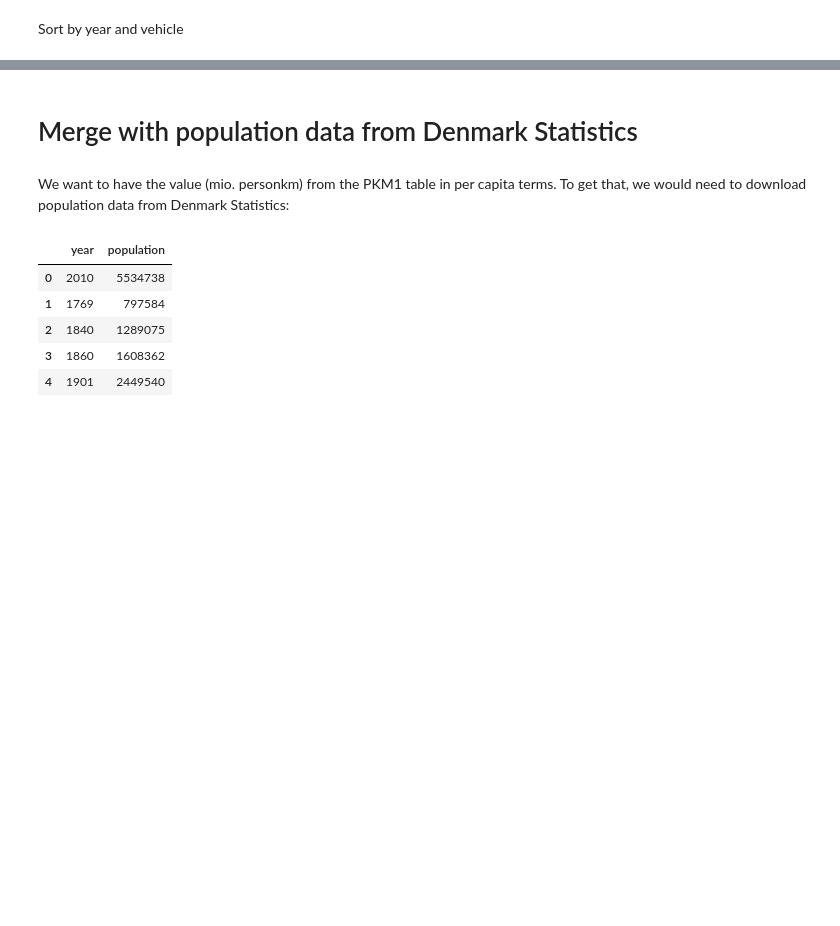
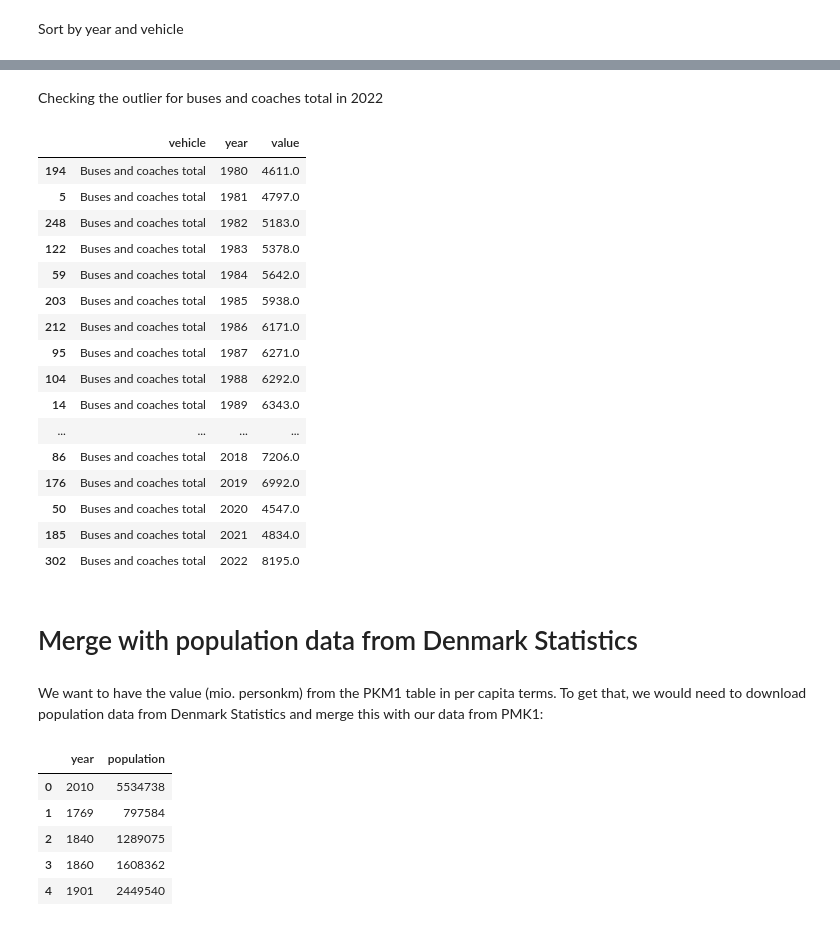
Before and after one commit to NumEconCopenhagen/projects-2024-jacobogmads, a Jupyter notebook: Mads/dataproject/dataproject.ipynb, the cells around one changed output, grey strips where cells are left out. Saved outputs shown, nothing was run; the diff lists cells and outputs as text; code cells hidden in the pictures; blank space fills up the shorter version.

```diff
--- a/Mads/dataproject/dataproject.ipynb
+++ b/Mads/dataproject/dataproject.ipynb
@@ -133,7 +171,30 @@ pkm1.head(43)
+# %% [markdown]
+Checking the outlier for buses and coaches total in 2022
+# %%
+filtered_df = pkm1[pkm1['vehicle'] == 'Buses and coaches total']
+filtered_df
+# %% [output]
+|  | vehicle | year | value |
+| 194 | Buses and coaches total | 1980 | 4611.0 |
+| 5 | Buses and coaches total | 1981 | 4797.0 |
+| 248 | Buses and coaches total | 1982 | 5183.0 |
+| 122 | Buses and coaches total | 1983 | 5378.0 |
+| 59 | Buses and coaches total | 1984 | 5642.0 |
+| 203 | Buses and coaches total | 1985 | 5938.0 |
+| 212 | Buses and coaches total | 1986 | 6171.0 |
+| 95 | Buses and coaches total | 1987 | 6271.0 |
+| 104 | Buses and coaches total | 1988 | 6292.0 |
+| 14 | Buses and coaches total | 1989 | 6343.0 |
+| ... | ... | ... | ... |
+| 86 | Buses and coaches total | 2018 | 7206.0 |
+| 176 | Buses and coaches total | 2019 | 6992.0 |
+| 50 | Buses and coaches total | 2020 | 4547.0 |
+| 185 | Buses and coaches total | 2021 | 4834.0 |
+| 302 | Buses and coaches total | 2022 | 8195.0 |
 # %% [markdown]
 # Merge with population data from Denmark Statistics
 # %% [markdown]
-We want to have the value (mio. personkm) from the PKM1 table in per capita terms. To get that, we would need to download population data from Denmark Statistics:
+We want to have the value (mio. personkm) from the PKM1 table in per capita terms. To get that, we would need to download population data from Denmark Statistics and merge this with our data from PMK1:
 # %%
 FT_api = DstApi('FT')
 params = FT_api._define_base_params(language='en')
```
Also changed, not shown: parts of 20 cells of this notebook.
